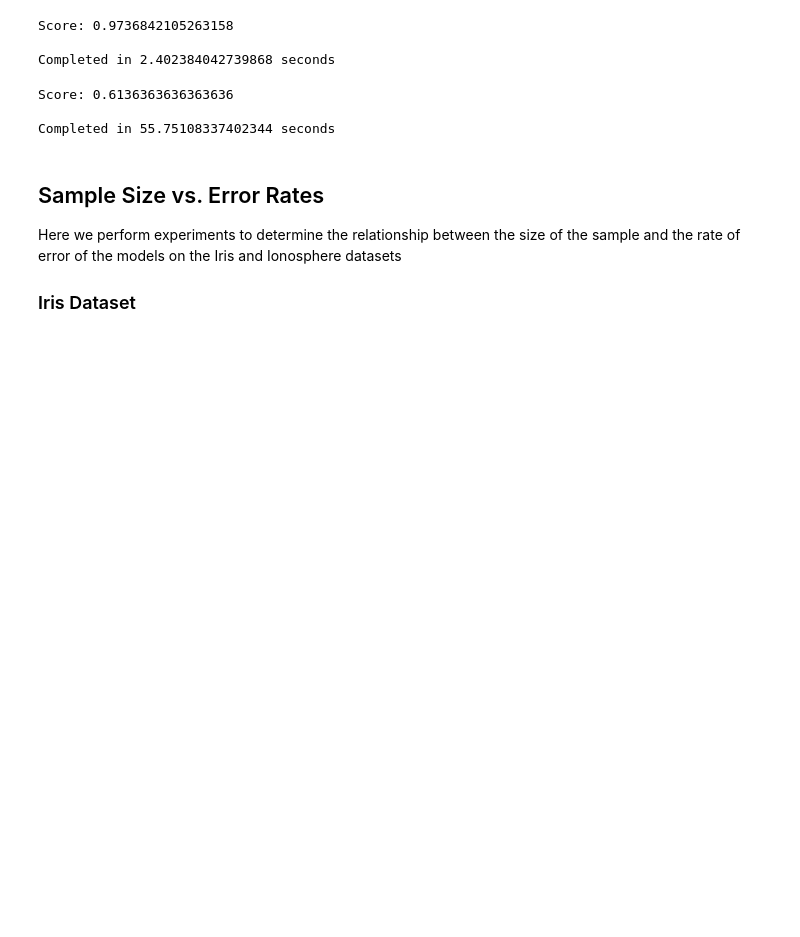
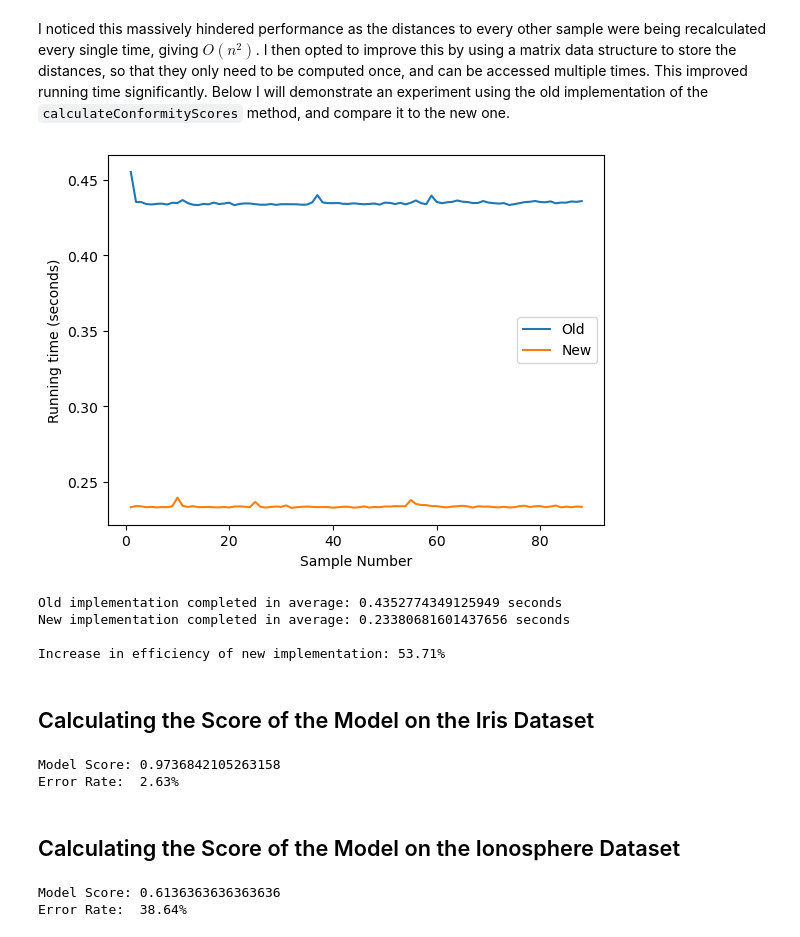
Before and after one commit to lukavr05/CS3920-labs, a Jupyter notebook: Assignment1/Assignment1.ipynb, the cells around one changed output. Cells and saved outputs as stored; diff of their text form; code cells hidden in the pictures; blank space fills up the shorter version.

```diff
--- a/Assignment1/Assignment1.ipynb
+++ b/Assignment1/Assignment1.ipynb
@@ -176,0 +230,2 @@ def score(predictions, y_test_set):
+# %% [markdown]
+I noticed this massively hindered performance as the distances to every other sample were being recalculated every single time, giving $O(n^2)$. I then opted to improve this by using a matrix data structure to store the distances, so that they only need to be computed once, and can be accessed multiple times. This improved running time significantly. Below I will demonstrate an experiment using the old implementation of the `calculateConformityScores` method, and compare it to the new one.
@@ -177,34 +253,59 @@ def score(predictions, y_test_set):
+# %%
+old_times_ion = np.zeros(len(ion_X_test))
+for i in range(0, len(ion_X_test)):
+    start_old = time.time()
+    calculateConformityScoresOld(ion_X_test[i], ion_y_test[i],ion_X_train, ion_y_train)
+    o = time.time() - start_old
+    old_times_ion[i] = o
+
+new_times_ion = np.zeros(len(ion_X_test))
+for j in range(0,len(ion_X_test)):
+    start_new = time.time()
+    calculateConformityScores(ion_X_test[0], ion_y_test[0], ion_X_train, ion_y_train)
+    n = time.time() - start_new
+    new_times_ion[j] = n
+
+x = np.arange(1, len(ion_X_test) + 1)
+plt.plot(x, old_times, label="Old")
+plt.plot(x, new_times, label="New")
+plt.xlabel("Sample Number")
+plt.ylabel("Running time (seconds)")
+plt.legend()
+plt.show()
+
+print("Old implementation completed in average:", np.mean(old_times_ion), "seconds")
+print("New implementation completed in average:", np.mean(new_times_ion), "seconds")
+
+print("\nIncrease in efficiency of new implementation: {:.2f}%".format((np.mean(new_times_ion)/np.mean(old_times_ion)) * 100))
+# %% [output]
+[figure, added]
+Old implementation completed in average: 0.4352774349125949 seconds
+New implementation completed in average: 0.23380681601437656 seconds
+
+Increase in efficiency of new implementation: 53.71%
+# %% [markdown]
+## Calculating the Score of the Model on the Iris Dataset
 # %%
 iris_predictions = np.zeros(len(iris_X_test))
-
-start = time.time()
-
 for i in range(0, len(iris_X_test)):
     iris_predictions[i] = predict(iris_label_space, iris_X_test[i], iris_X_train, iris_y_train)
 
-print("Score:", score(iris_predictions, iris_y_test))
-print("\nCompleted in", time.time() - start, "seconds")
+s = score(iris_predictions, iris_y_test)
+
+print("Model Score:", s,"\nError Rate:  {:.2f}%".format((1 - s) * 100))
 # %% [output]
-Score: 0.9736842105263158
-
-Completed in 2.402384042739868 seconds
+Model Score: 0.9736842105263158
+Error Rate:  2.63%
+# %% [markdown]
+## Calculating the Score of the Model on the Ionosphere Dataset
 # %%
 ion_predictions = np.zeros(len(ion_X_test))
-
-start = time.time()
-
 for j in range(0, len(ion_X_test)):
     ion_predictions[j] = predict(ion_label_space, ion_X_test[i], ion_X_train, ion_y_train)
 
-print("Score:", score(ion_predictions, ion_y_test))
-print("\nCompleted in", time.time() - start, "seconds")
+s = score(ion_predictions, ion_y_test)
+
+print("Model Score:", s,"\nError Rate:  {:.2f}%".format((1 - s) * 100))
 # %% [output]
-Score: 0.6136363636363636
-
-Completed in 55.75108337402344 seconds
+Model Score: 0.6136363636363636
+Error Rate:  38.64%
-# %% [markdown]
-## Sample Size vs. Error Rates
-
-Here we perform experiments to determine the relationship between the size of the sample and the rate of error of the models on the Iris and Ionosphere datasets
-
-### Iris Dataset
```
Also changed, not shown: parts of 16 cells of this notebook.
